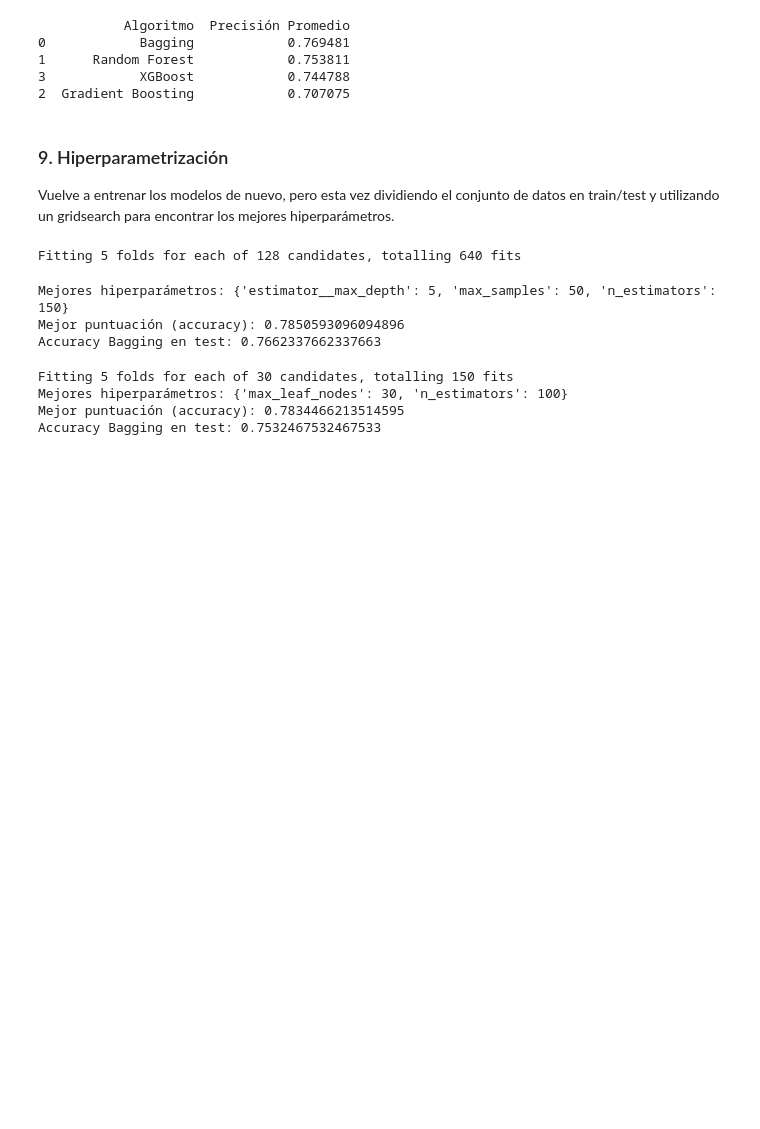
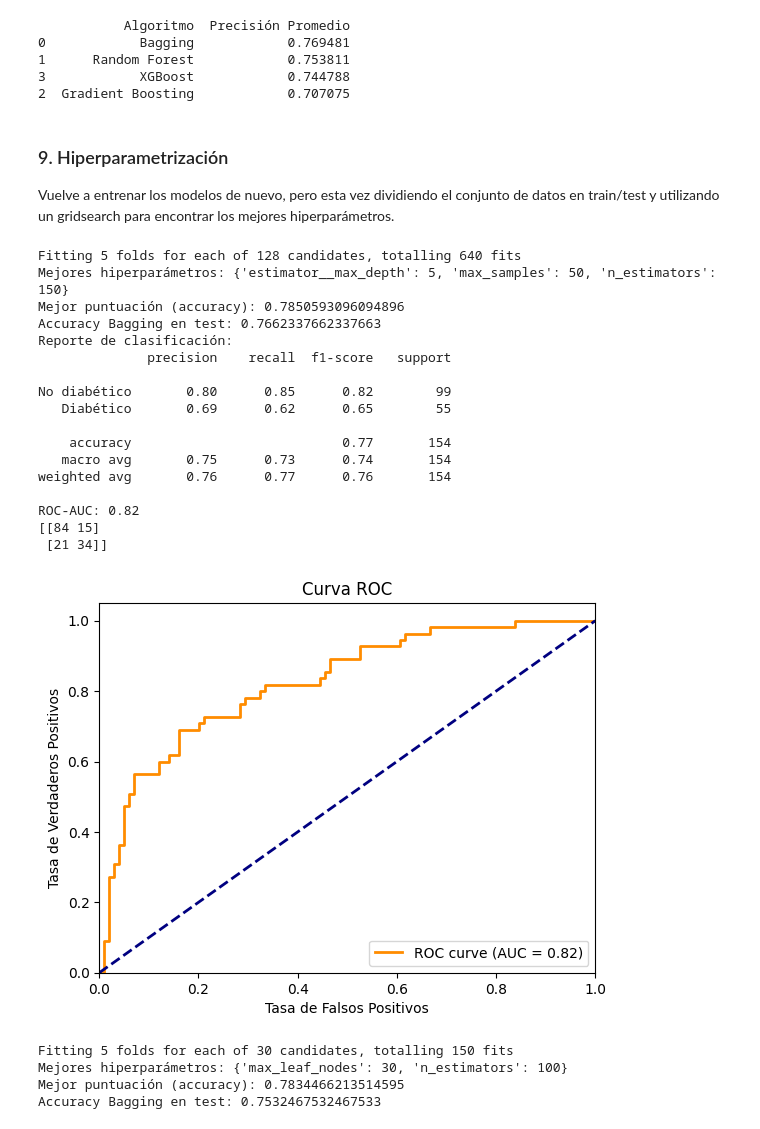
Before and after one commit to MikelTelo/dsft2409_mikeltelo, a Jupyter notebook: 2409_dsft_thebridge_core/3-Machine_Learning/1-Supervisado/3-RegorClass/6-Ensembles/ejercicios/ejercicio_ensembles_MTA2.ipynb, the cells around one changed output. Cells and saved outputs as stored; diff of their text form; code cells hidden in the pictures; blank space fills up the shorter version.

```diff
--- a/2409_dsft_thebridge_core/3-Machine_Learning/1-Supervisado/3-RegorClass/6-Ensembles/ejercicios/ejercicio_ensembles_MTA2.ipynb
+++ b/2409_dsft_thebridge_core/3-Machine_Learning/1-Supervisado/3-RegorClass/6-Ensembles/ejercicios/ejercicio_ensembles_MTA2.ipynb
@@ -239,36 +239,100 @@ param_grid = {
 
 # Configura el Grid Search con Cross-Validation
 grid_search = GridSearchCV(
     estimator=bag_clf,
     param_grid=param_grid,
     scoring="accuracy",  # Métrica a optimizar
     cv=5,  # Número de divisiones de Cross-Validation
     verbose=2,
     n_jobs=-1  # Usar todos los núcleos disponibles
 )
 
 # Ajusta el modelo con los datos
 grid_search.fit(X_train, y_train)
 
 # Imprime los mejores hiperparámetros y el mejor puntaje
 print("Mejores hiperparámetros:", grid_search.best_params_)
 print("Mejor puntuación (accuracy):", grid_search.best_score_)
 
 # EXtraer el mejor modelo
 best_model = grid_search.best_estimator_
 
 # Realiza predicciones con el modelo optimizado
 y_pred = best_model.predict(X_test)
 
 # Calcular métricas de rendimiento (opcional)
 from sklearn.metrics import accuracy_score
 accuracy_bagging = accuracy_score(y_test, y_pred)
 print("Accuracy Bagging en test:", accuracy_bagging)
+
+from sklearn.metrics import classification_report, roc_auc_score
+
+# Generar reporte de clasificación
+print("Reporte de clasificación:")
+print(classification_report(y_test, y_pred, target_names=["No diabético", "Diabético"]))
+
+# Calcular ROC-AUC
+y_pred_proba = best_model.predict_proba(X_test)[:, 1]  # Probabilidades de la clase positiva
+roc_auc = roc_auc_score(y_test, y_pred_proba)
+print(f"ROC-AUC: {roc_auc:.2f}")
+
+from sklearn.metrics import confusion_matrix
+from sklearn.metrics import accuracy_score
+
+
+predictions = best_model.predict(X_test)
+c_matrix = confusion_matrix(y_test, predictions)
+print(c_matrix)
+
+# Generar probabilidades predichas
+#y_pred_proba = best_model.predict_proba(X_test)[:, 1]  # Probabilidad de la clase positiva
+
+# Modificar el threshold
+#threshold = 0.6  # Cambia este valor según tus necesidades
+#y_pred_threshold = np.where(y_pred_proba >= threshold, 1, 0)
+
+from sklearn.metrics import roc_curve, auc
+
+
+# Obtener las probabilidades predichas para el conjunto de prueba
+y_pred_proba = best_model.predict_proba(X_test)[:, 1]
+
+# Calcular la curva ROC
+fpr, tpr, thresholds = roc_curve(y_test, y_pred_proba)
+
+# Calcular el área bajo la curva ROC (AUC)
+roc_auc = auc(fpr, tpr)
+
+# Crear la gráfica
+plt.figure()
+plt.plot(fpr, tpr, color='darkorange', lw=2, label=f'ROC curve (AUC = {roc_auc:.2f})')
+plt.plot([0, 1], [0, 1], color='navy', lw=2, linestyle='--')
+plt.xlim([0.0, 1.0])
+plt.ylim([0.0, 1.05])
+plt.xlabel('Tasa de Falsos Positivos')
+plt.ylabel('Tasa de Verdaderos Positivos')
+plt.title('Curva ROC')
+plt.legend(loc="lower right")
+plt.show()
 # %% [output]
 Fitting 5 folds for each of 128 candidates, totalling 640 fits
+Mejores hiperparámetros: {'estimator__max_depth': 5, 'max_samples': 50, 'n_estimators': 150}
+Mejor puntuación (accuracy): 0.7850593096094896
+Accuracy Bagging en test: 0.7662337662337663
+Reporte de clasificación:
+              precision    recall  f1-score   support
+
+No diabético       0.80      0.85      0.82        99
+   Diabético       0.69      0.62      0.65        55
+
+    accuracy                           0.77       154
+   macro avg       0.75      0.73      0.74       154
+weighted avg       0.76      0.77      0.76       154
+
+ROC-AUC: 0.82
+[[84 15]
+ [21 34]]
-Mejores hiperparámetros: {'estimator__max_depth': 5, 'max_samples': 50, 'n_estimators': 150}
-Mejor puntuación (accuracy): 0.7850593096094896
-Accuracy Bagging en test: 0.7662337662337663
+[figure, added]
 # %%
 rnd_clf = RandomForestClassifier(random_state=RANDOM_SEED)
 
```
